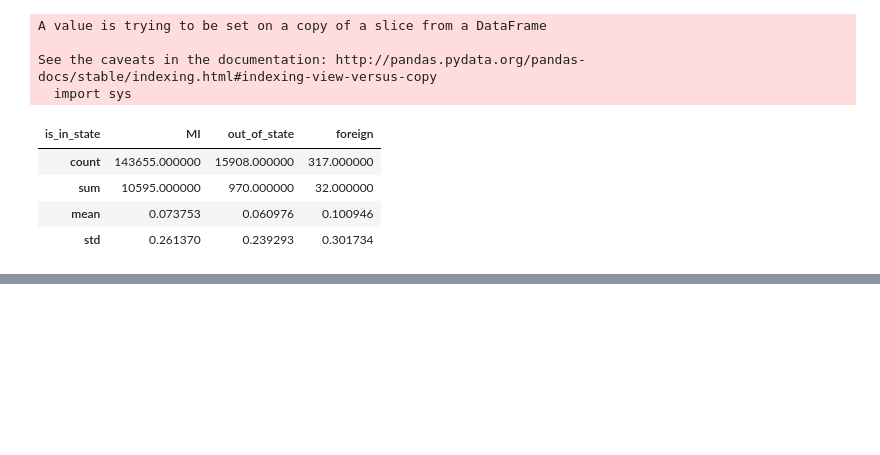
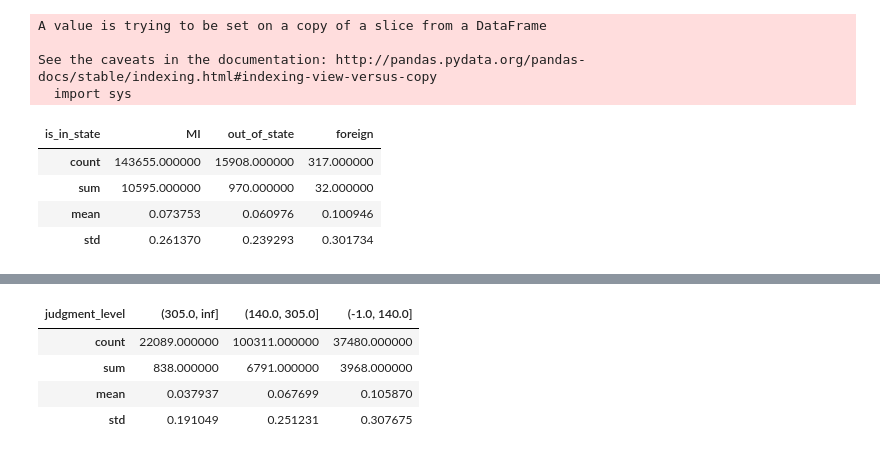
Before and after one commit to hmchen47/DataScience, a Jupyter notebook: AppliedDS-UMich/3-AML/notebooks/Ref1-Assignment4.ipynb, the cells around one changed output, grey strips where cells are left out. Saved outputs shown, nothing was run; the diff lists cells and outputs as text; code cells hidden in the pictures; blank space fills up the shorter version.

```diff
--- a/AppliedDS-UMich/3-AML/notebooks/Ref1-Assignment4.ipynb
+++ b/AppliedDS-UMich/3-AML/notebooks/Ref1-Assignment4.ipynb
@@ -278,0 +300,2 @@ df_train.groupby('is_in_state').compliance.agg(['count', 'sum', 'mean', 'std']).
+# %%
+df_train['is_discount'] = df_train.discount_amount.apply(lambda x:1 if x > 0 else 0)
@@ -278,0 +309,11 @@ df_train.groupby('is_in_state').compliance.agg(['count', 'sum', 'mean', 'std']).
+# %%
+# separate the judgement into 3 classes w/ 25%, 50%, 75%
+df_train['judgment_level'] = pd.cut(df_train.judgment_amount, bins=[-1, 140, 305, float("inf")])
+
+df_train.groupby('judgment_level').compliance.agg(['count', 'sum', 'mean', 'std']).sort_index(ascending=False).T
+# %% [output]
+| judgment_level | (305.0, inf] | (140.0, 305.0] | (-1.0, 140.0] |
+| count | 22089.000000 | 100311.000000 | 37480.000000 |
+| sum | 838.000000 | 6791.000000 | 3968.000000 |
+| mean | 0.037937 | 0.067699 | 0.105870 |
+| std | 0.191049 | 0.251231 | 0.307675 |
```
Also changed, not shown: parts of 5 cells of this notebook.
